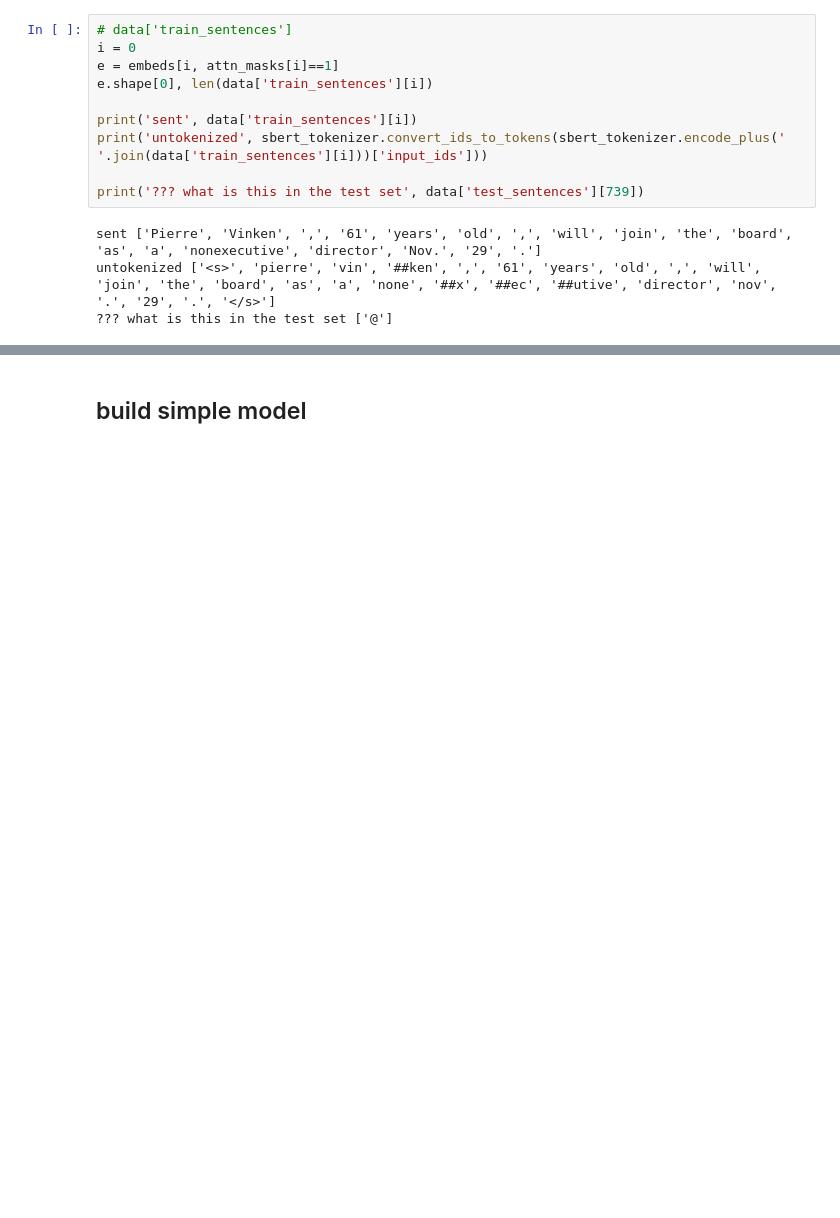
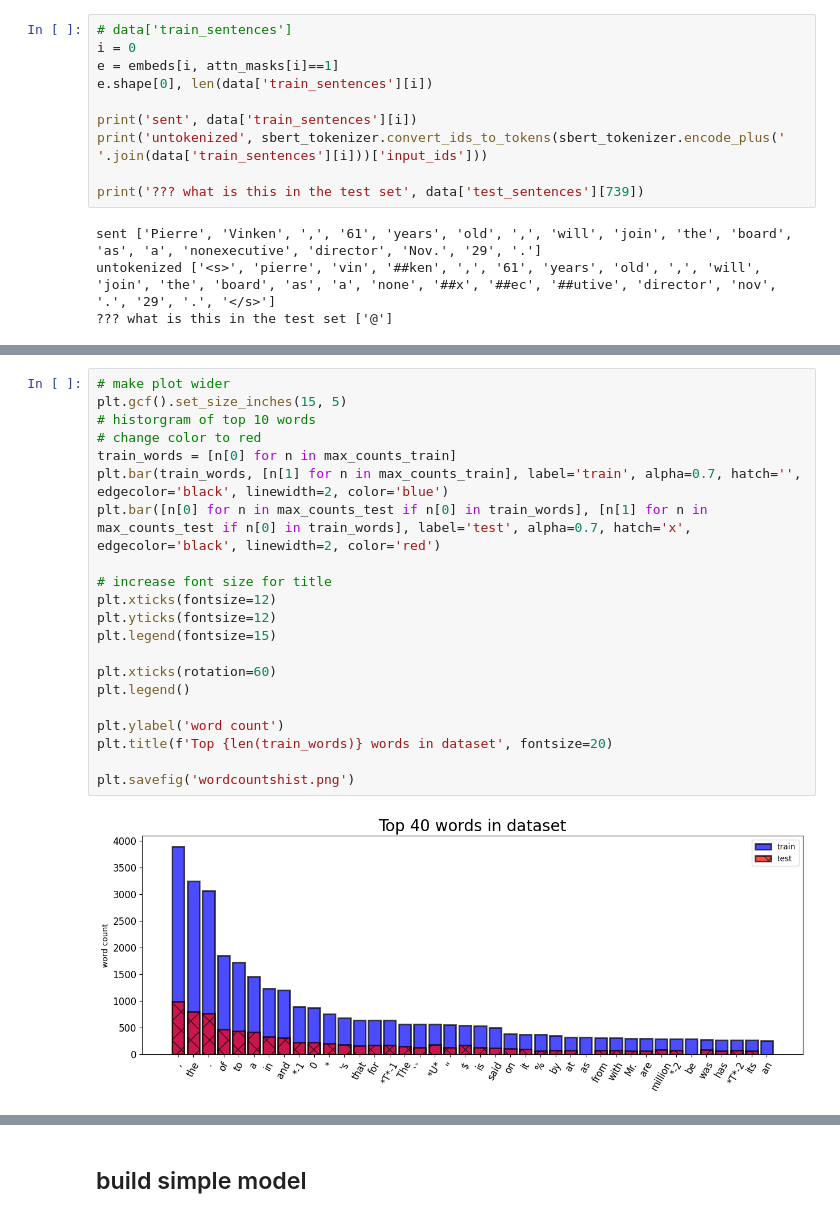
Before and after one commit to Ar-Kareem/Penn-Tree-Bank-Project, a Jupyter notebook: sbert.ipynb, the cells around one changed output, grey strips where cells are left out. Saved outputs shown, nothing was run; the diff lists cells and outputs as text; blank space fills up the shorter version.

```diff
--- a/sbert.ipynb
+++ b/sbert.ipynb
@@ -258,0 +306,23 @@ untokenized ['<s>', 'pierre', 'vin', '##ken', ',', '61', 'years', 'old', ',', 'w
+# %%
+# make plot wider
+plt.gcf().set_size_inches(15, 5)
+# historgram of top 10 words
+# change color to red
+train_words = [n[0] for n in max_counts_train]
+plt.bar(train_words, [n[1] for n in max_counts_train], label='train', alpha=0.7, hatch='', edgecolor='black', linewidth=2, color='blue')
+plt.bar([n[0] for n in max_counts_test if n[0] in train_words], [n[1] for n in max_counts_test if n[0] in train_words], label='test', alpha=0.7, hatch='x', edgecolor='black', linewidth=2, color='red')
+
+# increase font size for title
+plt.xticks(fontsize=12)
+plt.yticks(fontsize=12)
+plt.legend(fontsize=15)
+
+plt.xticks(rotation=60)
+plt.legend()
+
+plt.ylabel('word count')
+plt.title(f'Top {len(train_words)} words in dataset', fontsize=20)
+
+plt.savefig('wordcountshist.png')
+# %% [output]
+[figure, added]
```
Also changed, not shown: parts of 11 cells of this notebook.
